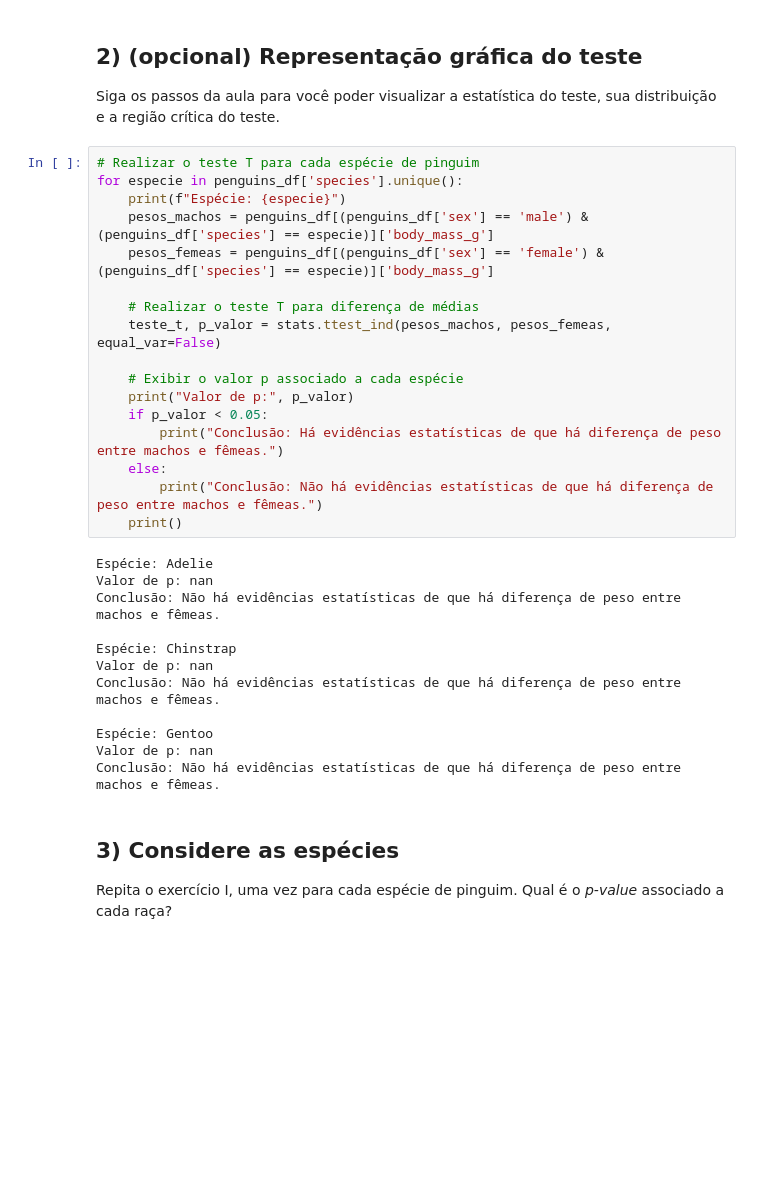
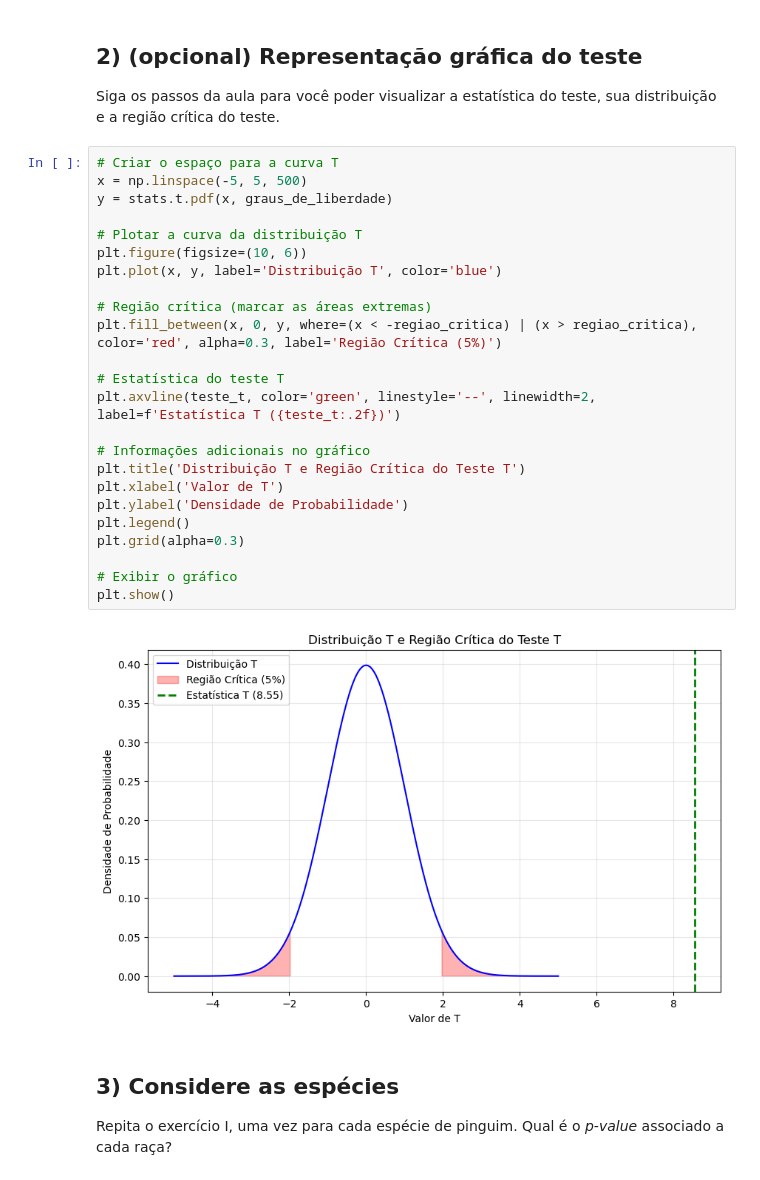
Before and after one commit to rafazagari/Curso-EBAC-Data-Science, a Jupyter notebook: Modulo 33 - Tarefa - Inferência.ipynb, the cells around one changed output. Cells and saved outputs as stored; diff of their text form; blank space fills up the shorter version.

```diff
--- a/Modulo 33 - Tarefa - Inferência.ipynb
+++ b/Modulo 33 - Tarefa - Inferência.ipynb
@@ -59,35 +84,32 @@ Conclusão: Não há evidências estatísticas de que há diferença de peso ent
 ## 2) (opcional) Representação gráfica do teste
 
 Siga os passos da aula para você poder visualizar a estatística do teste, sua distribuição e a região crítica do teste.
-# %%
-# Realizar o teste T para cada espécie de pinguim
-for especie in penguins_df['species'].unique():
-    print(f"Espécie: {especie}")
-    pesos_machos = penguins_df[(penguins_df['sex'] == 'male') & (penguins_df['species'] == especie)]['body_mass_g']
-    pesos_femeas = penguins_df[(penguins_df['sex'] == 'female') & (penguins_df['species'] == especie)]['body_mass_g']
-
-    # Realizar o teste T para diferença de médias
-    teste_t, p_valor = stats.ttest_ind(pesos_machos, pesos_femeas, equal_var=False)
-
-    # Exibir o valor p associado a cada espécie
-    print("Valor de p:", p_valor)
-    if p_valor < 0.05:
-        print("Conclusão: Há evidências estatísticas de que há diferença de peso entre machos e fêmeas.")
-    else:
-        print("Conclusão: Não há evidências estatísticas de que há diferença de peso entre machos e fêmeas.")
-    print()
-# %% [output]
-Espécie: Adelie
-Valor de p: nan
-Conclusão: Não há evidências estatísticas de que há diferença de peso entre machos e fêmeas.
-
-Espécie: Chinstrap
-Valor de p: nan
-Conclusão: Não há evidências estatísticas de que há diferença de peso entre machos e fêmeas.
-
-Espécie: Gentoo
-Valor de p: nan
-Conclusão: Não há evidências estatísticas de que há diferença de peso entre machos e fêmeas.
+# %%
+# Criar o espaço para a curva T
+x = np.linspace(-5, 5, 500)
+y = stats.t.pdf(x, graus_de_liberdade)
+
+# Plotar a curva da distribuição T
+plt.figure(figsize=(10, 6))
+plt.plot(x, y, label='Distribuição T', color='blue')
+
+# Região crítica (marcar as áreas extremas)
+plt.fill_between(x, 0, y, where=(x < -regiao_critica) | (x > regiao_critica), color='red', alpha=0.3, label='Região Crítica (5%)')
+
+# Estatística do teste T
+plt.axvline(teste_t, color='green', linestyle='--', linewidth=2, label=f'Estatística T ({teste_t:.2f})')
+
+# Informações adicionais no gráfico
+plt.title('Distribuição T e Região Crítica do Teste T')
+plt.xlabel('Valor de T')
+plt.ylabel('Densidade de Probabilidade')
+plt.legend()
+plt.grid(alpha=0.3)
+
+# Exibir o gráfico
+plt.show()
+# %% [output]
+[figure, added]
 # %% [markdown]
 ## 3) Considere as espécies
 
```
Also changed, not shown: parts of 4 cells of this notebook, 4 other files.
